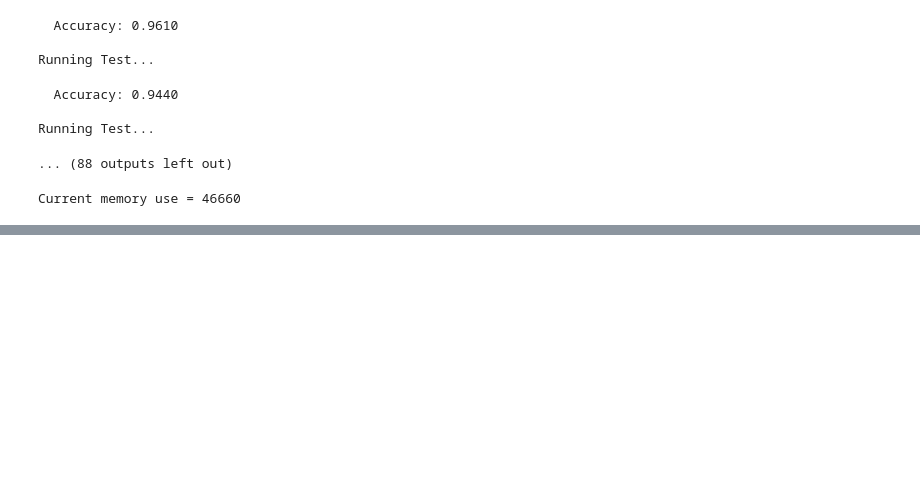
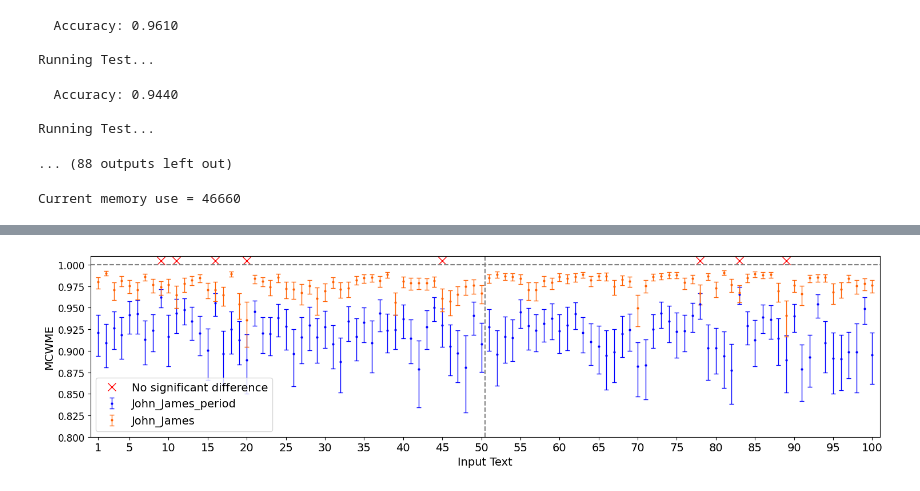
Before and after one commit to jebogaert/Fine-tuning-surface-analysis, a Jupyter notebook: Experiment.ipynb, the cells around one changed output, grey strips where cells are left out. Saved outputs shown, nothing was run; the diff lists cells and outputs as text; code cells hidden in the pictures; blank space fills up the shorter version.

```diff
--- a/Experiment.ipynb
+++ b/Experiment.ipynb
@@ -1751,0 +1961,48 @@ def make_mix_plot(expls, pos, nbr_of_seeds = 200, markersize=22):
+# %%
+avg_dot = [i[1] for i in mcwmes['jj_dot']]
+lb_dot = [i[1]-i[0] for i in mcwmes['jj_dot']]
+hb_dot = [i[2]-i[1] for i in mcwmes['jj_dot']]
+
+avg_no_dot = [i[1] for i in mcwmes['jj']]
+lb_no_dot = [i[1]-i[0] for i in mcwmes['jj']]
+hb_no_dot = [i[2]-i[1] for i in mcwmes['jj']]
+
+xs = [i+1 for i in range(len(avg_dot))]
+do_intersect = [i[0] <= j[2] and j[0] <= i[2] for i, j in zip(mcwmes['jj'], mcwmes['jj_dot'])]
+red_crosses_pos = [idx + 1 for idx, is_intersect in enumerate(do_intersect) if is_intersect]
+# %%
+fig = plt.figure(figsize=(15, 4))
+
+color1 = "blue"
+color2 = "#FF6103"
+color3 = "fuchsia"
+x_max = 101
+middle = x_max / 2
+
+plt.plot(red_crosses_pos, [1.005 for _ in red_crosses_pos], 'rx', markersize=10, label='No significant difference')
+
+plt.errorbar(xs, y=avg_dot, yerr=[lb_dot, hb_dot], fmt='o', capsize=3, elinewidth=1, markersize=2, label="John_James_period", color=color1)
+plt.errorbar(xs, y=avg_no_dot, yerr=[lb_no_dot, hb_no_dot], fmt='o', capsize=3, elinewidth=1, markersize=2, label="John_James", color=color2)
+
+
+
+smidge = 0.6
+#plt.title(f'''MCWME per text for {dataset1_name.replace(" ", "")} vs. {dataset2_name.replace(" ", "")}''', fontsize=18)
+plt.axhline(y=1.0, color='gray', linestyle='--')
+plt.ylim(bottom=0.8, top=1.01)
+plt.yticks(fontsize=12)
+plt.legend(loc="lower left", fontsize=14)
+plt.ylabel("MCWME", fontsize=14)
+plt.xlabel("Input Text", fontsize=14)
+plt.xticks([1] + list(range(5, x_max, 5)), fontsize=14)
+plt.xlim(0, x_max)
+plt.axvline(x=middle, color='gray', linestyle='--')
+#plt.text(middle - smidge, fig.axes[0].get_ylim()[0] + 0.04, f"Class {classifications1[0]}", ha='right', va='bottom', color=color1, fontsize=12)
+#plt.text(middle + smidge, fig.axes[0].get_ylim()[0] + 0.04, f"Class {classifications1[1]}", ha='left', va='bottom', color=color1, fontsize=12)
+#plt.text(middle - smidge, fig.axes[0].get_ylim()[0], f"Class {classifications2[0]}", ha='right', va='bottom', color=color2, fontsize=12)
+#plt.text(middle + smidge, fig.axes[0].get_ylim()[0], f"Class {classifications2[1]}", ha='left', va='bottom', color=color2, fontsize=12)
+
+plt.tight_layout()
+plt.show()
+# %% [output]
+[figure, added]
```
Also changed, not shown: parts of 50 cells of this notebook, 1 other file.
